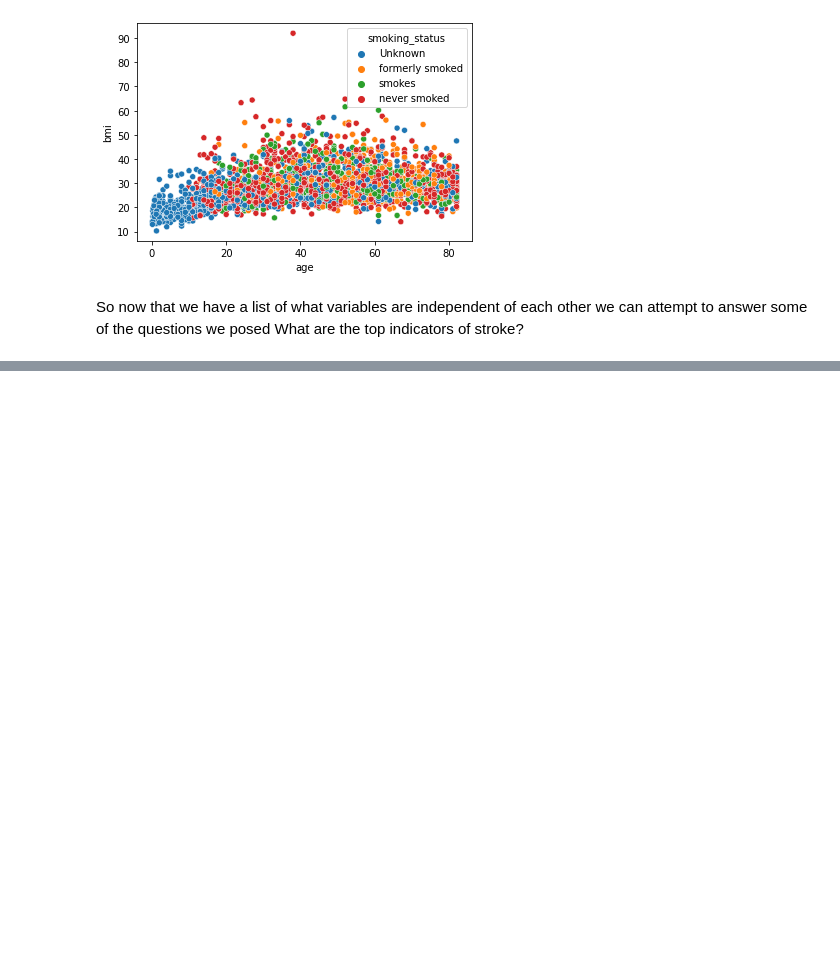
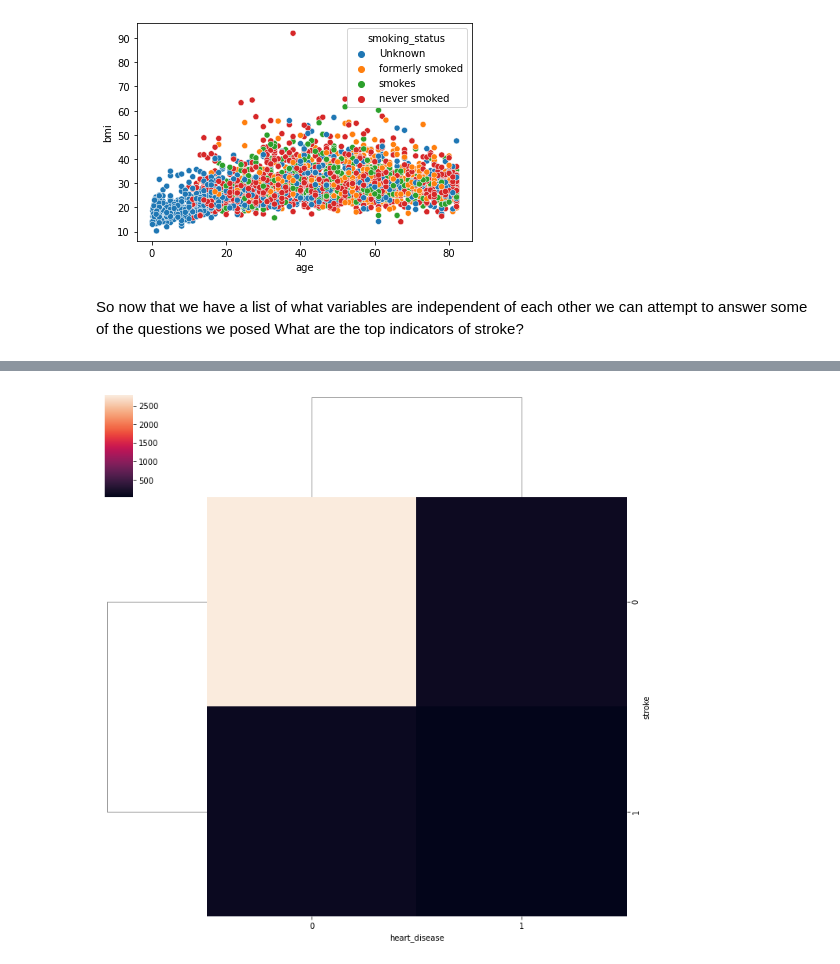
Before and after one commit to stroke-predictors/germain-capstone-stoke-prediction, a Jupyter notebook: explore-Sarah.ipynb, the cells around one changed output, grey strips where cells are left out. Cells and saved outputs as stored; diff of their text form; code cells hidden in the pictures; blank space fills up the shorter version.

```diff
--- a/explore-Sarah.ipynb
+++ b/explore-Sarah.ipynb
@@ -24,3 +24,7 @@ from sklearn.naive_bayes import GaussianNB
 # %%
 # acquire dataset
 df = pd.read_csv('healthcare-dataset-stroke-data.csv')
+# %%
+# clean original dataset up to explore stage
+df = prepare.prep_data(pd.read_csv('healthcare-dataset-stroke-data.csv'))
+df.head(3)
@@ -27,6 +36,6 @@ df = pd.read_csv('healthcare-dataset-stroke-data.csv')
 # %%
 # prepare data using script
-df = prepare.prep_data(df).drop(columns=['age_range'])
+#df = prepare.prep_data(df).drop(columns=['age_range'])
 # %%
 # split the dataset into train_validate and test
 train_validate, test = train_test_split(df, test_size=.2, random_state=777)
@@ -156,0 +166,21 @@ Possibly not drivers in order to investigate:
+# %%
+# feature splitting (employment types, glucose less/greater than 125, bmi 10 groups using pd.cut)
+# work type
+train['govt_job'] = train['work_type'] == 'Govt_job'
+train['self_employed'] = train['work_type'] == 'Self-employed'
+train['private_work'] = train['work_type'] == 'Private'
+train['never_worked'] = (train['work_type'] == 'children') | (train['work_type'] == 'Never_worked')
+# glucose
+train['high_glucose'] = train['avg_glucose_level'] >= 125
+# smoker
+train['current_smoker'] = train['smoking_status'] == 'smokes'
+train['prior_smoker'] = train['smoking_status'] == 'formerly smoked'
+train['never_smoked'] = train['smoking_status'] == 'never smoked'
+# bmi
+bmi_bins = [0,10,20,30,40,50,60,70,80,90,100]
+bmi_labels = ['0-9','10-19','20-29','30-39','40-49','50-59','60-69','70-79','80-89','90-99']
+train['bmi_range'] = pd.cut(train.bmi, bins=bmi_bins, labels=bmi_labels)
+
+# drop old columns
+train.drop(columns=['work_type','avg_glucose_level','smoking_status','bmi'], inplace=True)
+train.head(3)
@@ -156,0 +213,6 @@ Possibly not drivers in order to investigate:
+# %%
+# So first let's look at stroke to each of the possible drivers
+sns.clustermap(pd.crosstab(train['stroke'], train['heart_disease']))
+plt.show()
+# %% [output]
+[figure, added]
```
Also changed, not shown: parts of 20 cells of this notebook.
